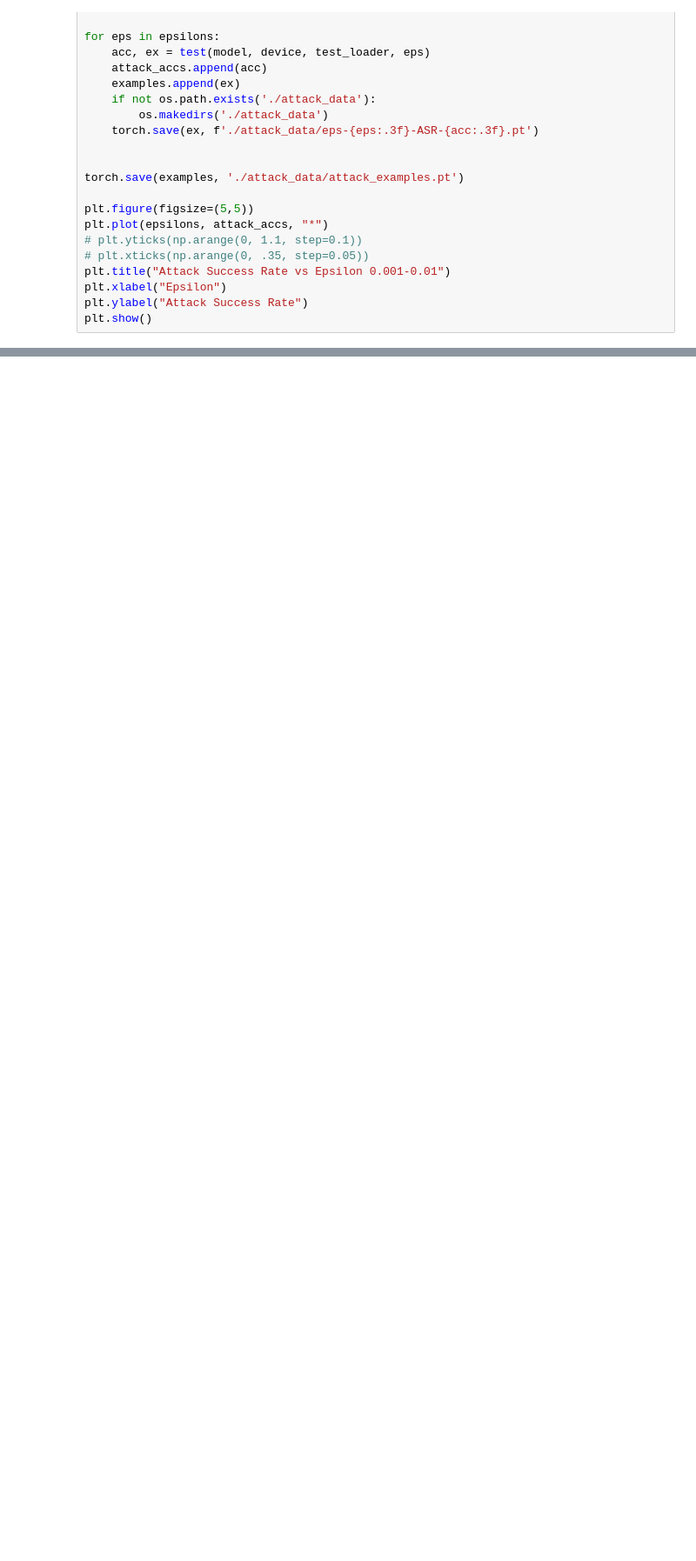
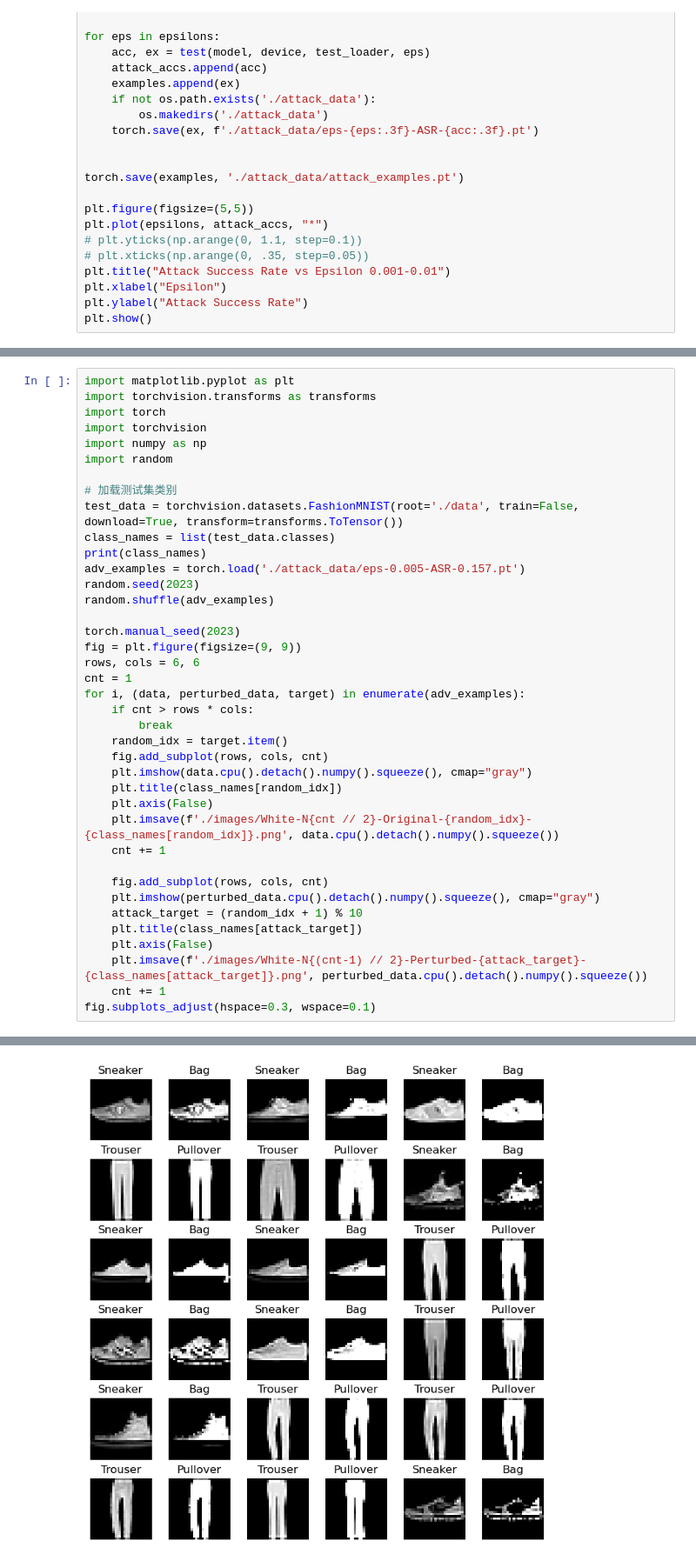
Before and after one commit to AkexStar/LiGe-DeepLearning-PKUCourse, a Jupyter notebook: homework-2/white-attack.ipynb, the cells around one changed output, grey strips where cells are left out. Shown at 87% size. Saved outputs shown, nothing was run; the diff lists cells and outputs as text; blank space fills up the shorter version.

```diff
--- a/homework-2/white-attack.ipynb
+++ b/homework-2/white-attack.ipynb
@@ -438,0 +240,40 @@ plot_images(adv_examples, True)
+# %%
+import matplotlib.pyplot as plt
+import torchvision.transforms as transforms
+import torch
+import torchvision
+import numpy as np
+import random
+
+# 加载测试集类别
+test_data = torchvision.datasets.FashionMNIST(root='./data', train=False, download=True, transform=transforms.ToTensor())
+class_names = list(test_data.classes)
+print(class_names)
+adv_examples = torch.load('./attack_data/eps-0.005-ASR-0.157.pt')
+random.seed(2023)
+random.shuffle(adv_examples)
+
+torch.manual_seed(2023)
+fig = plt.figure(figsize=(9, 9))
+rows, cols = 6, 6
+cnt = 1
+for i, (data, perturbed_data, target) in enumerate(adv_examples):
+    if cnt > rows * cols:
+        break
+    random_idx = target.item()
+    fig.add_subplot(rows, cols, cnt)
+    plt.imshow(data.cpu().detach().numpy().squeeze(), cmap="gray")
+    plt.title(class_names[random_idx])
+    plt.axis(False)
+    plt.imsave(f'./images/White-N{cnt // 2}-Original-{random_idx}-{class_names[random_idx]}.png', data.cpu().detach().numpy().squeeze())
+    cnt += 1
+
+    fig.add_subplot(rows, cols, cnt)
+    plt.imshow(perturbed_data.cpu().detach().numpy().squeeze(), cmap="gray")
+    attack_target = (random_idx + 1) % 10
+    plt.title(class_names[attack_target])
+    plt.axis(False)
+    plt.imsave(f'./images/White-N{(cnt-1) // 2}-Perturbed-{attack_target}-{class_names[attack_target]}.png', perturbed_data.cpu().detach().numpy().squeeze())
+    cnt += 1
+fig.subplots_adjust(hspace=0.3, wspace=0.1)
+# %% [output]
@@ -438,0 +281 @@ plot_images(adv_examples, True)
+[figure, added]
```
Also changed, not shown: parts of 11 cells of this notebook.
